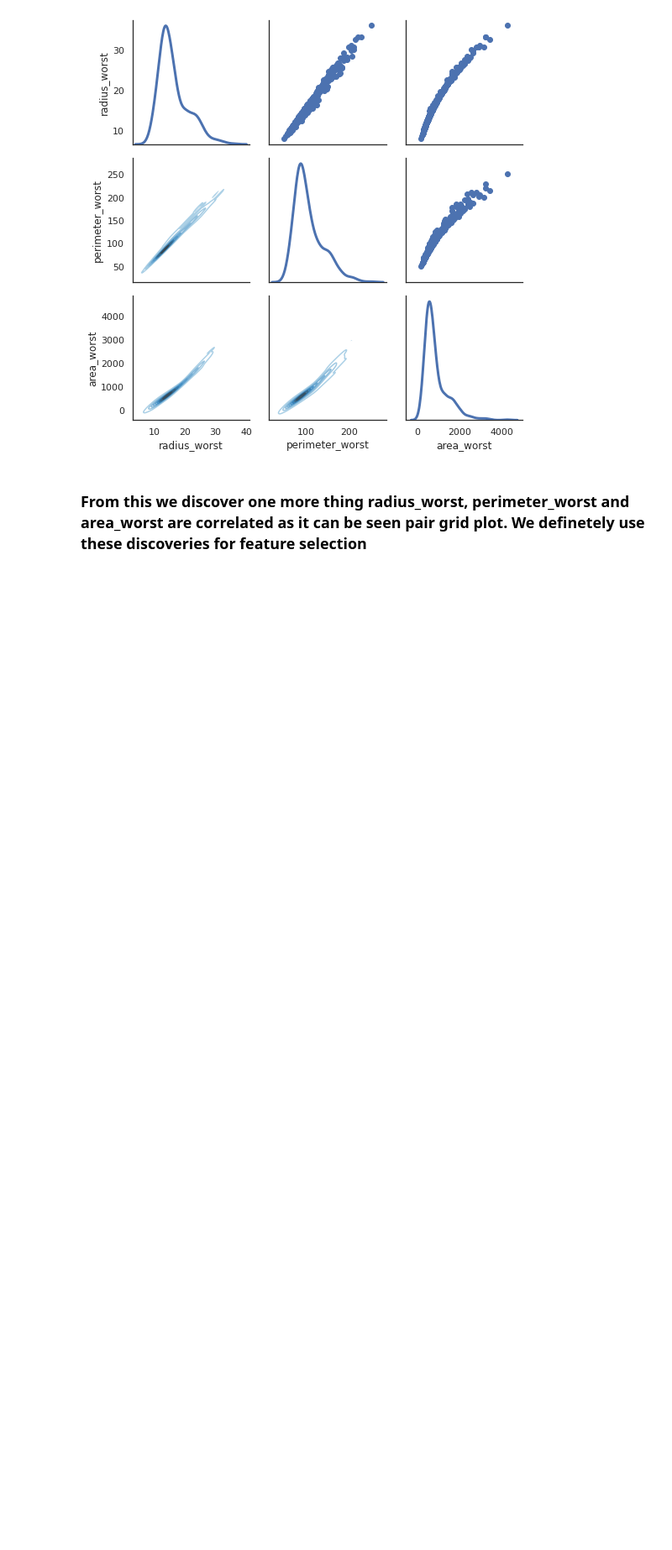
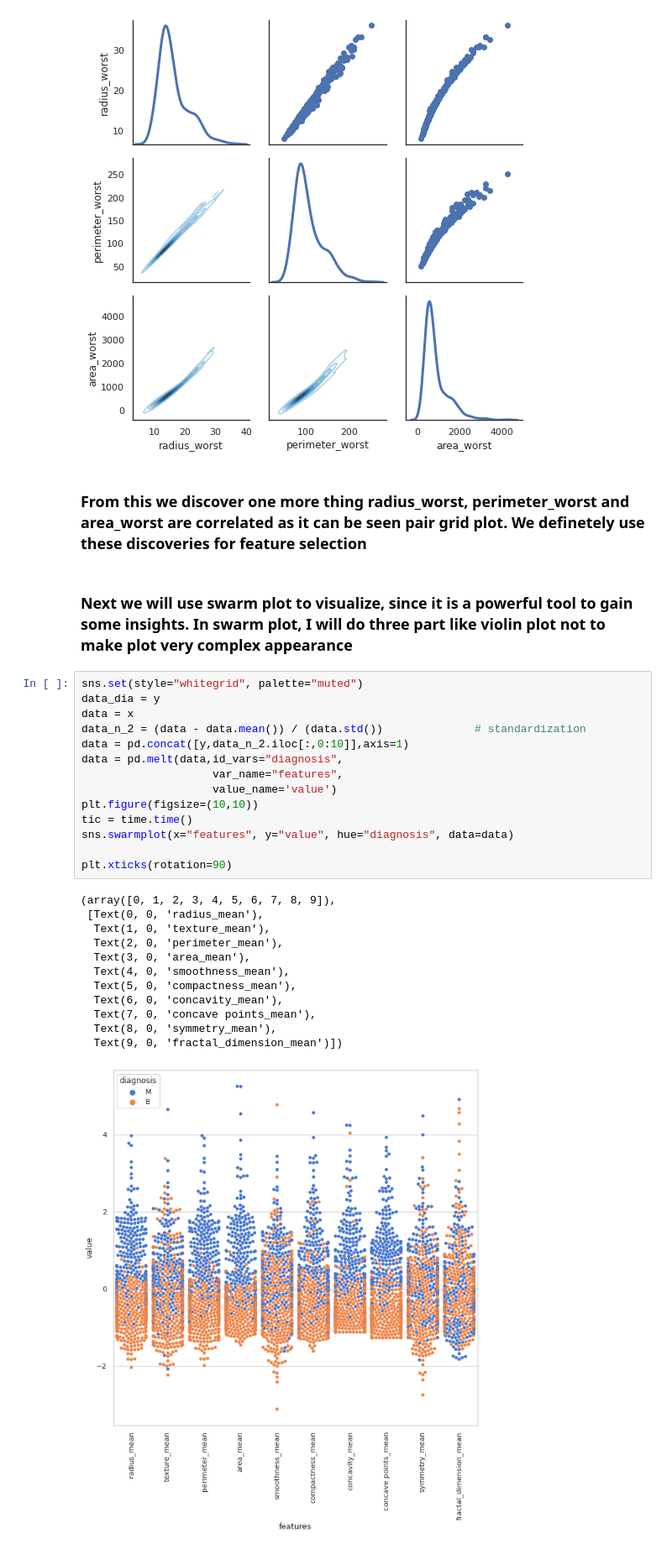
Before and after one commit to nebasam/Industry---Casualty-Challenge, a Jupyter notebook: notebook/feature.ipynb, the cells around one changed output. Shown: that part at 84% size. Drawn from its saved outputs; the diff is of its cells as text; blank space fills up the shorter version.

Commit message:
visualizes the first ten features  using swarmplot

```diff
--- a/notebook/feature.ipynb
+++ b/notebook/feature.ipynb
@@ -198,3 +198,32 @@ g.map_diag(sns.kdeplot, lw=3)
 [figure]
 # %% [markdown]
 ### From this we discover one more thing radius_worst, perimeter_worst and area_worst are correlated as it can be seen pair grid plot. We definetely use these discoveries for feature selection
+# %% [markdown]
+### Next we will use swarm plot to visualize, since it is a powerful tool to gain some insights. In swarm plot, I will do three part like violin plot not to make plot very complex appearance
+# %%
+sns.set(style="whitegrid", palette="muted")
+data_dia = y
+data = x
+data_n_2 = (data - data.mean()) / (data.std())              # standardization
+data = pd.concat([y,data_n_2.iloc[:,0:10]],axis=1)
+data = pd.melt(data,id_vars="diagnosis",
+                    var_name="features",
+                    value_name='value')
+plt.figure(figsize=(10,10))
+tic = time.time()
+sns.swarmplot(x="features", y="value", hue="diagnosis", data=data)
+
+plt.xticks(rotation=90)
+# %% [output]
+(array([0, 1, 2, 3, 4, 5, 6, 7, 8, 9]),
+ [Text(0, 0, 'radius_mean'),
+  Text(1, 0, 'texture_mean'),
+  Text(2, 0, 'perimeter_mean'),
+  Text(3, 0, 'area_mean'),
+  Text(4, 0, 'smoothness_mean'),
+  Text(5, 0, 'compactness_mean'),
+  Text(6, 0, 'concavity_mean'),
+  Text(7, 0, 'concave points_mean'),
+  Text(8, 0, 'symmetry_mean'),
+  Text(9, 0, 'fractal_dimension_mean')])
+[figure, added]
```
